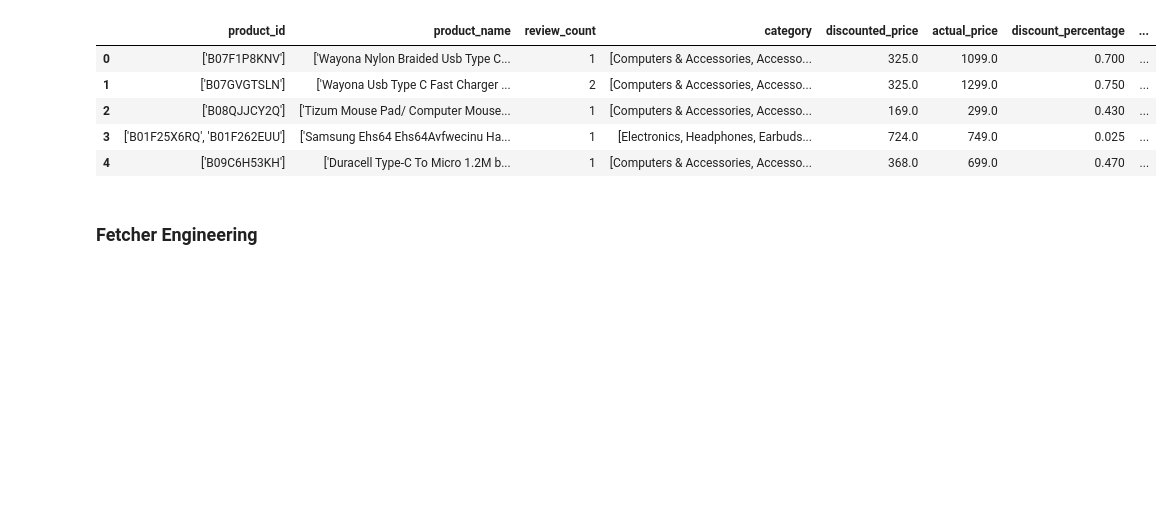
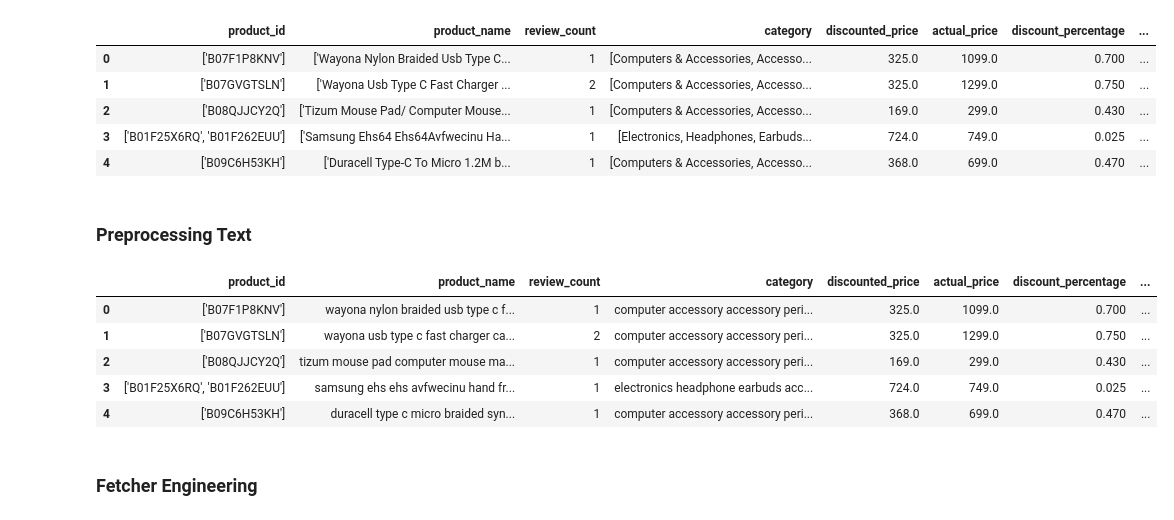
Before and after one commit to wareefAlyousef/amazon_product_chatbot_STC, a Jupyter notebook: notebooks/amazon_product_reviews_analysis.ipynb, the cells around one changed output. Cells and saved outputs as stored; diff of their text form; code cells hidden in the pictures; blank space fills up the shorter version.

```diff
--- a/notebooks/amazon_product_reviews_analysis.ipynb
+++ b/notebooks/amazon_product_reviews_analysis.ipynb
@@ -528,3 +548,24 @@ cleanDF.head()
 | 2 | ['B08QJJCY2Q'] | ['Tizum Mouse Pad/ Computer Mouse... | 1 | [Computers & Accessories, Accesso... | 169.0 | 299.0 | 0.430 | ... |
 | 3 | ['B01F25X6RQ', 'B01F262EUU'] | ['Samsung Ehs64 Ehs64Avfwecinu Ha... | 1 | [Electronics, Headphones, Earbuds... | 724.0 | 749.0 | 0.025 | ... |
 | 4 | ['B09C6H53KH'] | ['Duracell Type-C To Micro 1.2M b... | 1 | [Computers & Accessories, Accesso... | 368.0 | 699.0 | 0.470 | ... |
+# %% [markdown]
+### Preprocessing Text
+# %%
+def flatten_text(x):
+    """Convert list-like values (or strings of lists) into plain text."""
+    if x is None:
+        return ""
+    if isinstance(x, (list, tuple, np.ndarray)):
+        return " ".join(map(str, x))
+    if isinstance(x, str):
+        # Handle string that looks like a list
+        if x.startswith("[") and x.endswith("]"):
+            try:
+                import ast
+                lst = ast.literal_eval(x)
+                if isinstance(lst, (list, tuple)):
+                    return " ".join(map(str, lst))
+            except Exception:
+                pass
+        return x
+    return str(x)
@@ -531,2 +609,22 @@ cleanDF.head()
+# %%
+text_columns = [
+    "product_name",
+    "category",
+    "about_product",
+    "review_title",
+    "review_content"
+]
+
+for col in text_columns:
+    cleanDF[col] = cleanDF[col].map(flatten_text).map(preprocess_text)
+
+cleanDF.head()
+# %% [output]
+|  | product_id | product_name | review_count | category | discounted_price | actual_price | discount_percentage | ... |
+| 0 | ['B07F1P8KNV'] | wayona nylon braided usb type c f... | 1 | computer accessory accessory peri... | 325.0 | 1099.0 | 0.700 | ... |
+| 1 | ['B07GVGTSLN'] | wayona usb type c fast charger ca... | 2 | computer accessory accessory peri... | 325.0 | 1299.0 | 0.750 | ... |
+| 2 | ['B08QJJCY2Q'] | tizum mouse pad computer mouse ma... | 1 | computer accessory accessory peri... | 169.0 | 299.0 | 0.430 | ... |
+| 3 | ['B01F25X6RQ', 'B01F262EUU'] | samsung ehs ehs avfwecinu hand fr... | 1 | electronics headphone earbuds acc... | 724.0 | 749.0 | 0.025 | ... |
+| 4 | ['B09C6H53KH'] | duracell type c micro braided syn... | 1 | computer accessory accessory peri... | 368.0 | 699.0 | 0.470 | ... |
 # %% [markdown]
 ### Fetcher Engineering
```
Also changed, not shown: parts of 12 cells of this notebook, 1 other file.
